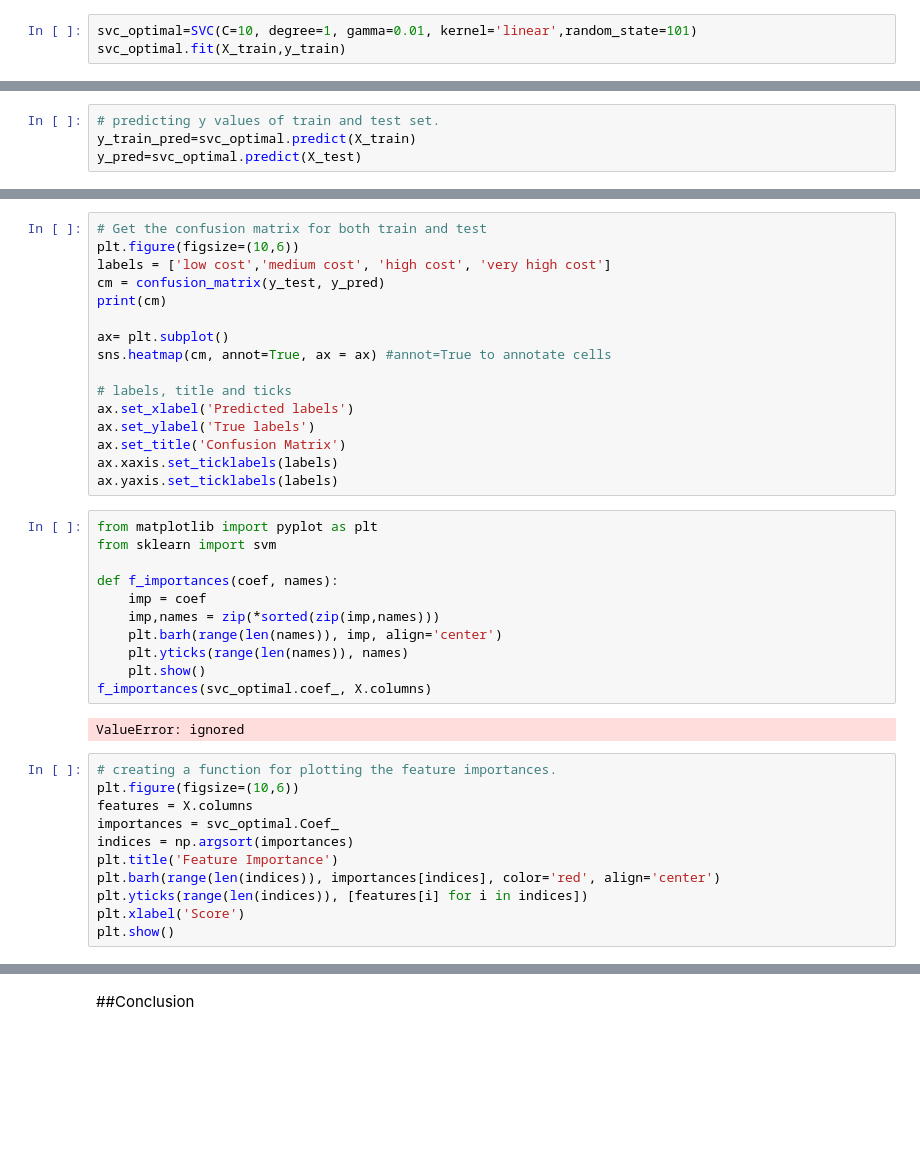
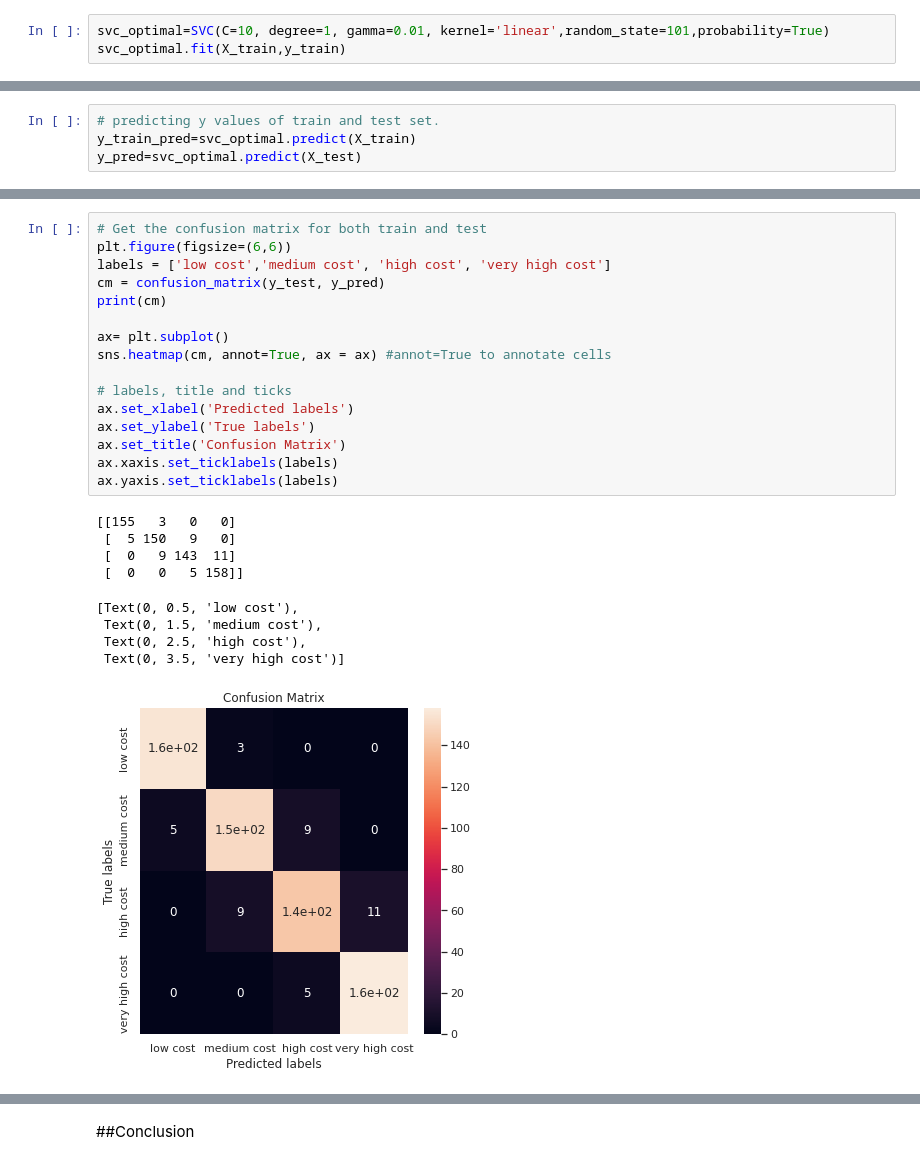
Before and after one commit to SujitbMusale/Mobile-Price-Range-Prediction-classification, a Jupyter notebook: Mobile_Price_Range_Prediction.ipynb, the cells around one changed output, grey strips where cells are left out. Saved outputs shown, nothing was run; the diff lists cells and outputs as text; blank space fills up the shorter version.

```diff
--- a/Mobile_Price_Range_Prediction.ipynb
+++ b/Mobile_Price_Range_Prediction.ipynb
@@ -1192,3 +1196,3 @@ svc_tune.best_estimator_
 # %%
-svc_optimal=SVC(C=10, degree=1, gamma=0.01, kernel='linear',random_state=101)
+svc_optimal=SVC(C=10, degree=1, gamma=0.01, kernel='linear',random_state=101,probability=True)
 svc_optimal.fit(X_train,y_train)
@@ -1211,40 +1240,26 @@ print(classification_report(y_test,y_pred))
 # %%
 # Get the confusion matrix for both train and test
-plt.figure(figsize=(10,6))
+plt.figure(figsize=(6,6))
 labels = ['low cost','medium cost', 'high cost', 'very high cost']
 cm = confusion_matrix(y_test, y_pred)
 print(cm)
 
 ax= plt.subplot()
 sns.heatmap(cm, annot=True, ax = ax) #annot=True to annotate cells
 
 # labels, title and ticks
 ax.set_xlabel('Predicted labels')
 ax.set_ylabel('True labels')
 ax.set_title('Confusion Matrix')
 ax.xaxis.set_ticklabels(labels)
 ax.yaxis.set_ticklabels(labels)
+# %% [output]
+[[155   3   0   0]
+ [  5 150   9   0]
+ [  0   9 143  11]
+ [  0   0   5 158]]
+[Text(0, 0.5, 'low cost'),
+ Text(0, 1.5, 'medium cost'),
+ Text(0, 2.5, 'high cost'),
+ Text(0, 3.5, 'very high cost')]
+[figure, added]
-# %%
-from matplotlib import pyplot as plt
-from sklearn import svm
-
-def f_importances(coef, names):
-    imp = coef
-    imp,names = zip(*sorted(zip(imp,names)))
-    plt.barh(range(len(names)), imp, align='center')
-    plt.yticks(range(len(names)), names)
-    plt.show()
-f_importances(svc_optimal.coef_, X.columns)
-# %% [output]
-ValueError: ignored
-# %%
-# creating a function for plotting the feature importances.
-plt.figure(figsize=(10,6))
-features = X.columns
-importances = svc_optimal.Coef_
-indices = np.argsort(importances)
-plt.title('Feature Importance')
-plt.barh(range(len(indices)), importances[indices], color='red', align='center')
-plt.yticks(range(len(indices)), [features[i] for i in indices])
-plt.xlabel('Score')
-plt.show()
```
Also changed, not shown: parts of 11 cells of this notebook.
